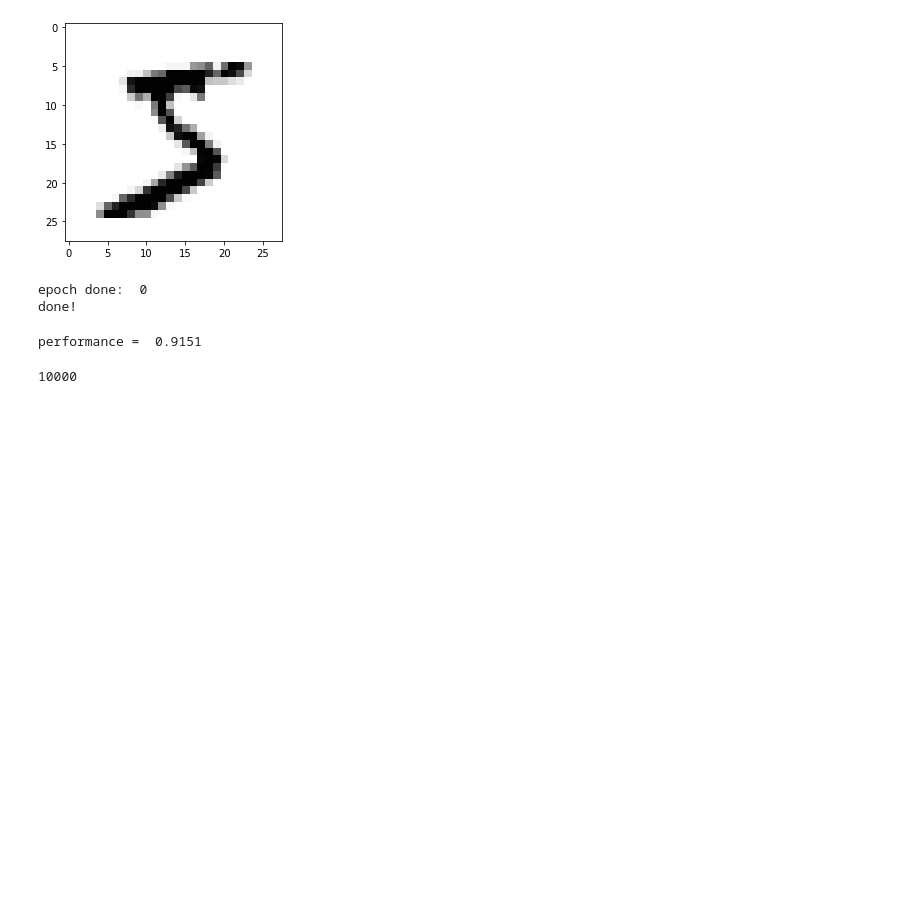
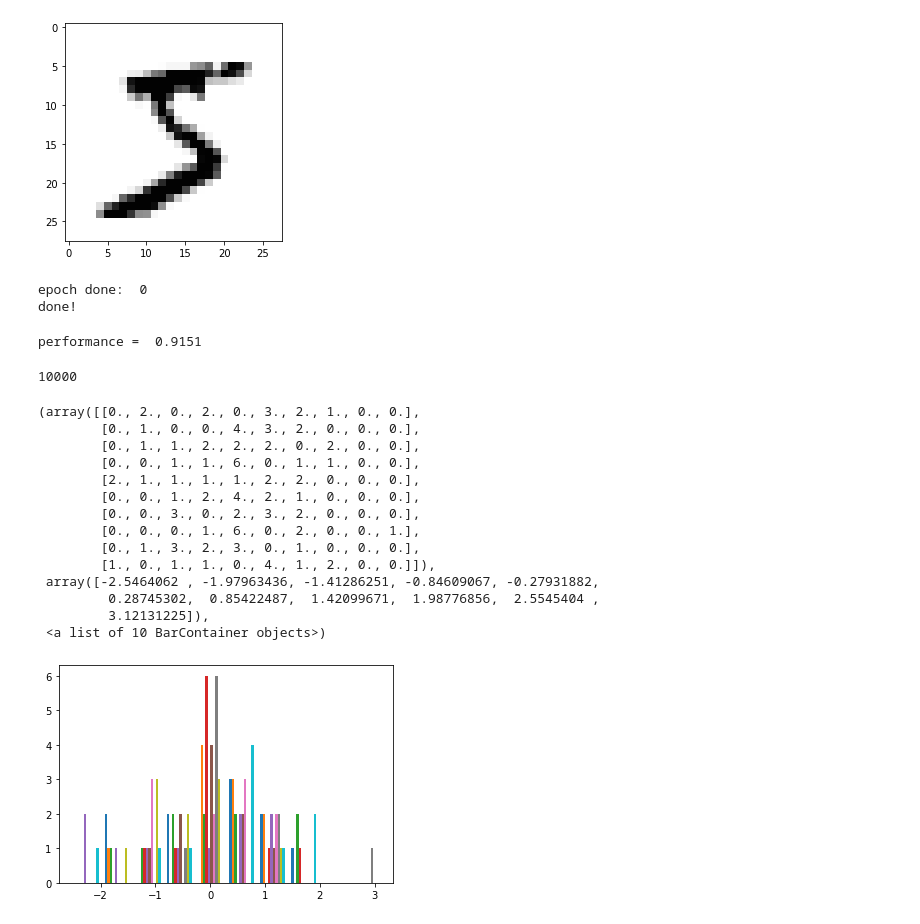
Before and after one commit to chrisevans9629/ANN.Net, a Jupyter notebook: net.ipynb, the cells around one changed output. Drawn from its saved outputs; the diff is of its cells as text; code cells hidden in the pictures; blank space fills up the shorter version.

```diff
--- a/net.ipynb
+++ b/net.ipynb
@@ -161,3 +161,27 @@ len(test_data_list)
 # %% [output]
 performance =  0.9151
 10000
+# %%
+import numpy as np
+import matplotlib.pyplot as plot
+%matplotlib inline
+
+data = np.random.normal(0, 1, (10,10))
+#plot.imshow(data)
+plot.hist(data)
+# %% [output]
+(array([[0., 2., 0., 2., 0., 3., 2., 1., 0., 0.],
+        [0., 1., 0., 0., 4., 3., 2., 0., 0., 0.],
+        [0., 1., 1., 2., 2., 2., 0., 2., 0., 0.],
+        [0., 0., 1., 1., 6., 0., 1., 1., 0., 0.],
+        [2., 1., 1., 1., 1., 2., 2., 0., 0., 0.],
+        [0., 0., 1., 2., 4., 2., 1., 0., 0., 0.],
+        [0., 0., 3., 0., 2., 3., 2., 0., 0., 0.],
+        [0., 0., 0., 1., 6., 0., 2., 0., 0., 1.],
+        [0., 1., 3., 2., 3., 0., 1., 0., 0., 0.],
+        [1., 0., 1., 1., 0., 4., 1., 2., 0., 0.]]),
+ array([-2.5464062 , -1.97963436, -1.41286251, -0.84609067, -0.27931882,
+         0.28745302,  0.85422487,  1.42099671,  1.98776856,  2.5545404 ,
+         3.12131225]),
+ <a list of 10 BarContainer objects>)
+[figure, added]
```
Also changed, not shown: 1 other file.
